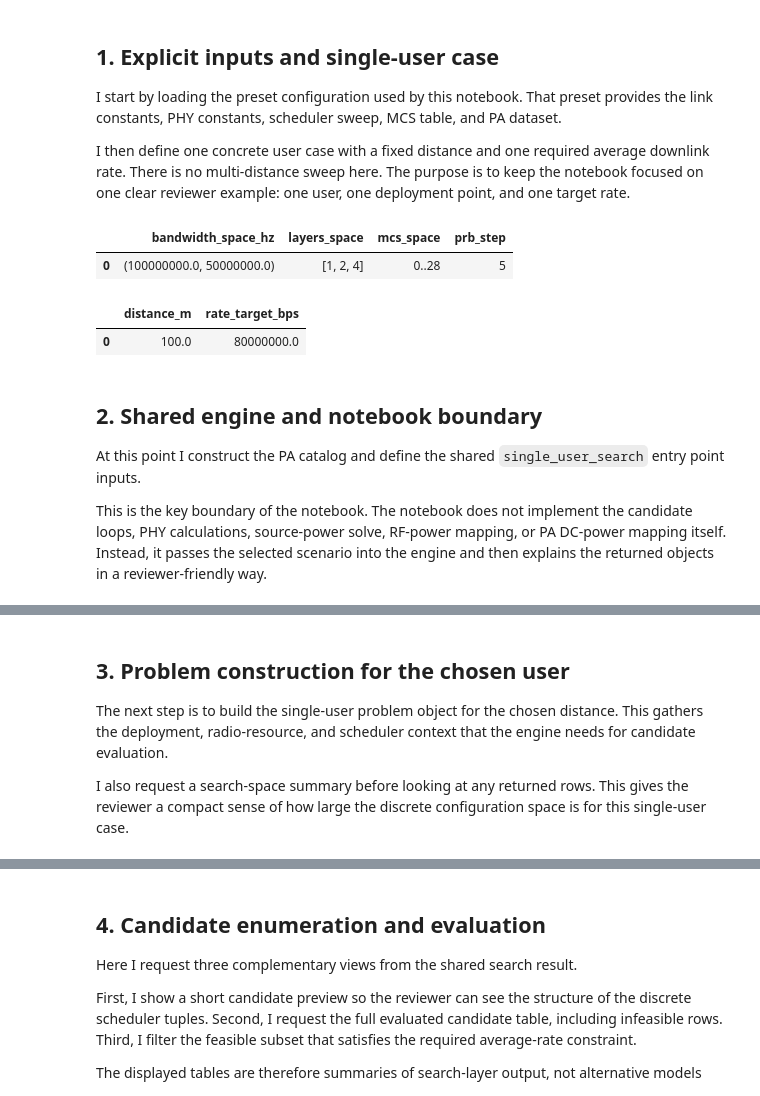
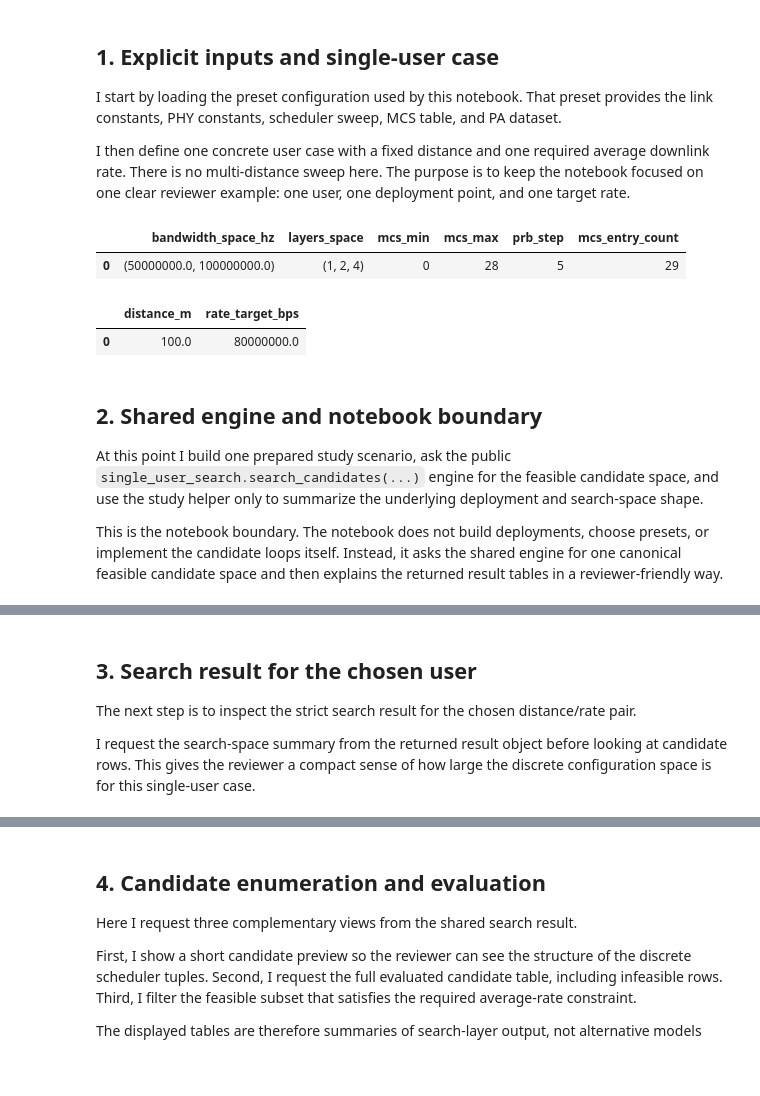
Before and after one commit to henryblu/ran-joint-scheduling-optimization, a Jupyter notebook: single_user_resource_allocation_model.ipynb, the cells around one changed output, grey strips where cells are left out. Drawn from its saved outputs; the diff is of its cells as text; code cells hidden in the pictures; blank space fills up the shorter version.

```diff
--- a/single_user_resource_allocation_model.ipynb
+++ b/single_user_resource_allocation_model.ipynb
@@ -51,42 +46,43 @@ from single_user_search import (
 )
 # %%
-model_inputs = build_model_inputs(SINGLE_USER_RESOURCE_MODEL_PRESET)
-link_constants = model_inputs["link_constants"]
-phy_constants = model_inputs["phy_constants"]
-scheduler_sweep = model_inputs["scheduler_sweep"]
-mcs_table = model_inputs["mcs_table"]
-PA_DATA_CSV = model_inputs["pa_data_csv"]
-
 user_case = {
     "distance_m": 100.0,
     "rate_target_bps": 80e6,
 }
 
-link_constants_table = pd.DataFrame([link_constants])
-phy_constants_table = pd.DataFrame([phy_constants])
-scheduler_sweep_table = pd.DataFrame(
-    [
-        {
-            "bandwidth_space_hz": str(tuple(float(v) for v in scheduler_sweep["bandwidth_space_hz"])),
-            "layers_space": str(list(scheduler_sweep["layers_space"])),
-            "mcs_space": f"{min(scheduler_sweep['mcs_space'])}..{max(scheduler_sweep['mcs_space'])}",
-            "prb_step": int(scheduler_sweep["prb_step"]),
-        }
-    ]
+scenario = build_single_user_scenario(
+    distance_m=float(user_case["distance_m"]),
+    required_rate_bps=float(user_case["rate_target_bps"]),
 )
+search_result = search_candidates(
+    distance_m=float(user_case["distance_m"]),
+    required_rate_bps=float(user_case["rate_target_bps"]),
+)
+search_views = summarize_single_user_scenario(scenario)
+deployment_summary = search_views["deployment_summary"]
+pa_characteristics = search_views["pa_characteristics"]
+rrc_catalog = search_views["rrc_catalog"]
+search_space_detail = search_views["search_space_detail"]
+search_space_summary = search_views["search_space_summary"]
+
+scheduler_sweep_table = search_space_detail.copy()
 user_case_table = pd.DataFrame([user_case])
 
 display(scheduler_sweep_table)
 display(user_case_table)
 # %% [output]
-|  | bandwidth_space_hz | layers_space | mcs_space | prb_step |
-| 0 | (100000000.0, 50000000.0) | [1, 2, 4] | 0..28 | 5 |
+|  | bandwidth_space_hz | layers_space | mcs_min | mcs_max | prb_step | mcs_entry_count |
+| 0 | (50000000.0, 100000000.0) | (1, 2, 4) | 0 | 28 | 5 | 29 |
 |  | distance_m | rate_target_bps |
 | 0 | 100.0 | 80000000.0 |
 # %% [markdown]
 ## 2. Shared engine and notebook boundary
 
-At this point I construct the PA catalog and define the shared `single_user_search` entry point inputs.
+At this point I build one prepared study scenario, ask the public `single_user_search.search_candidates(...)`
+engine for the feasible candidate space, and use the study helper only to summarize the underlying deployment
+and search-space shape.
 
-This is the key boundary of the notebook. The notebook does not implement the candidate loops, PHY calculations, source-power solve, RF-power mapping, or PA DC-power mapping itself. Instead, it passes the selected scenario into the engine and then explains the returned objects in a reviewer-friendly way.
+This is the notebook boundary. The notebook does not build deployments, choose presets, or implement the
+candidate loops itself. Instead, it asks the shared engine for one canonical feasible candidate space and then
+explains the returned result tables in a reviewer-friendly way.
 # %%
@@ -104,9 +92,9 @@ display(pa_characteristics)
 | 0 | 0 | Bae et al. NR | PA models\3.5Ghz_pas\4W_8W_NR_com... | 64 | 7.928899 | 5.239623 | 0.418165 | 1817.545759 | ... |
 | 1 | 1 | QPA9942 | PA models\3.5Ghz_pas\4W_8W_NR_com... | 64 | 1.784671 | 0.641172 | 0.352236 | 935.848316 | ... |
 # %% [markdown]
-## 3. Problem construction for the chosen user
+## 3. Search result for the chosen user
 
-The next step is to build the single-user problem object for the chosen distance. This gathers the deployment, radio-resource, and scheduler context that the engine needs for candidate evaluation.
+The next step is to inspect the strict search result for the chosen distance/rate pair.
 
-I also request a search-space summary before looking at any returned rows. This gives the reviewer a compact sense of how large the discrete configuration space is for this single-user case.
+I request the search-space summary from the returned result object before looking at candidate rows. This gives the reviewer a compact sense of how large the discrete configuration space is for this single-user case.
 # %%
```
Also changed, not shown: parts of 6 cells of this notebook, 24 other files.
